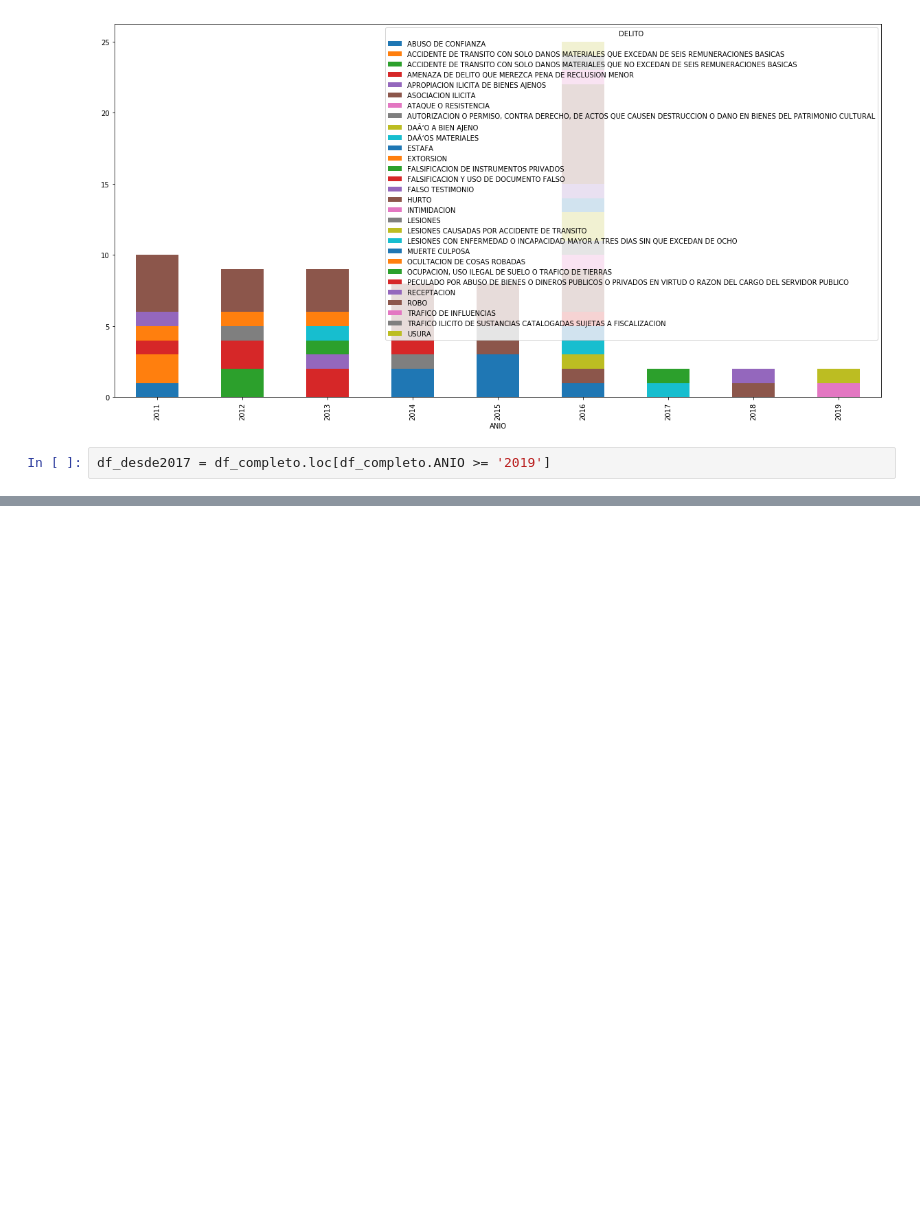
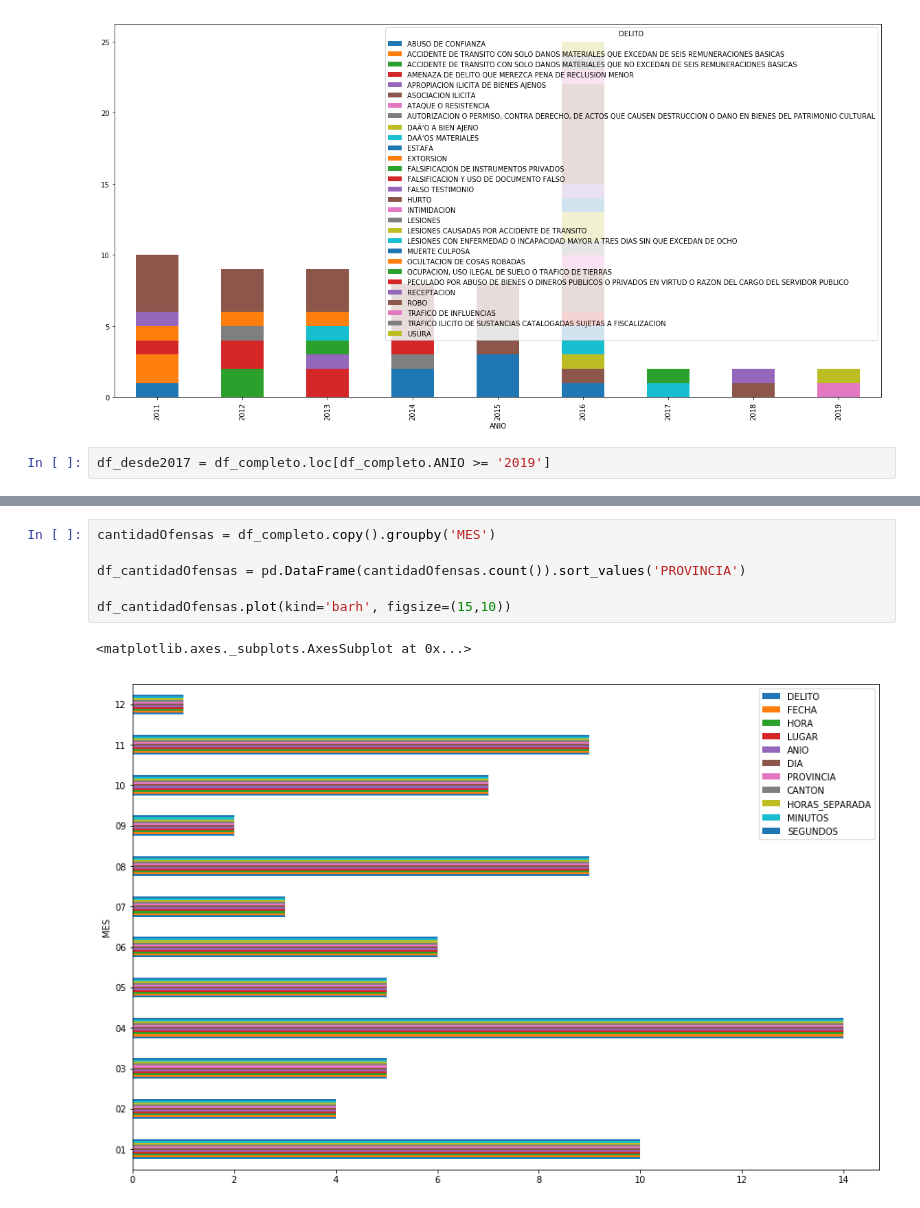
Before and after one commit to 2019-a-gr1-python/py-alvarez-naranjo-miguel-esteban, a Jupyter notebook: Proyecto 2do Bim/scrapyDelitosEC/Proyecto2Bim-DelitosEC.ipynb, the cells around one changed output, grey strips where cells are left out. Drawn from its saved outputs; the diff is of its cells as text; blank space fills up the shorter version.

```diff
--- a/Proyecto 2do Bim/scrapyDelitosEC/Proyecto2Bim-DelitosEC.ipynb
+++ b/Proyecto 2do Bim/scrapyDelitosEC/Proyecto2Bim-DelitosEC.ipynb
@@ -83,0 +93,9 @@ df_cantidadOfensas.plot(kind='barh', figsize=(15,10))
+# %%
+cantidadOfensas = df_completo.copy().groupby('MES')
+
+df_cantidadOfensas = pd.DataFrame(cantidadOfensas.count()).sort_values('PROVINCIA')
+
+df_cantidadOfensas.plot(kind='barh', figsize=(15,10))
+# %% [output]
+<matplotlib.axes._subplots.AxesSubplot at 0x...>
+[figure, added]
```
Also changed, not shown: parts of 3 cells of this notebook.
